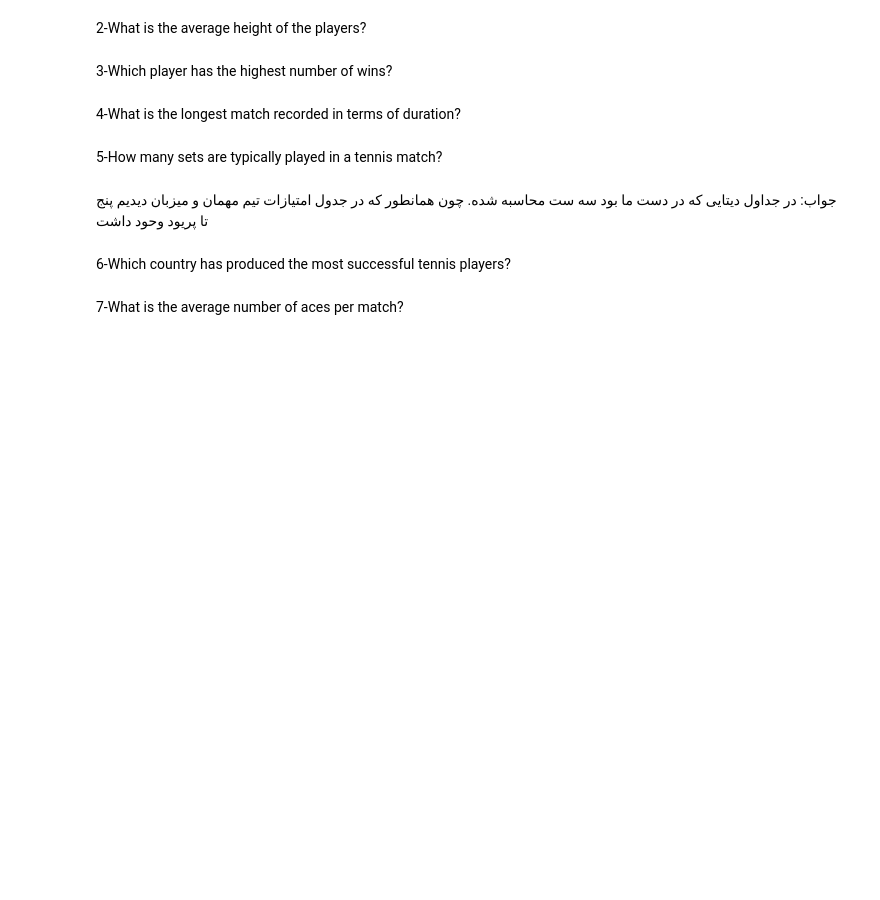
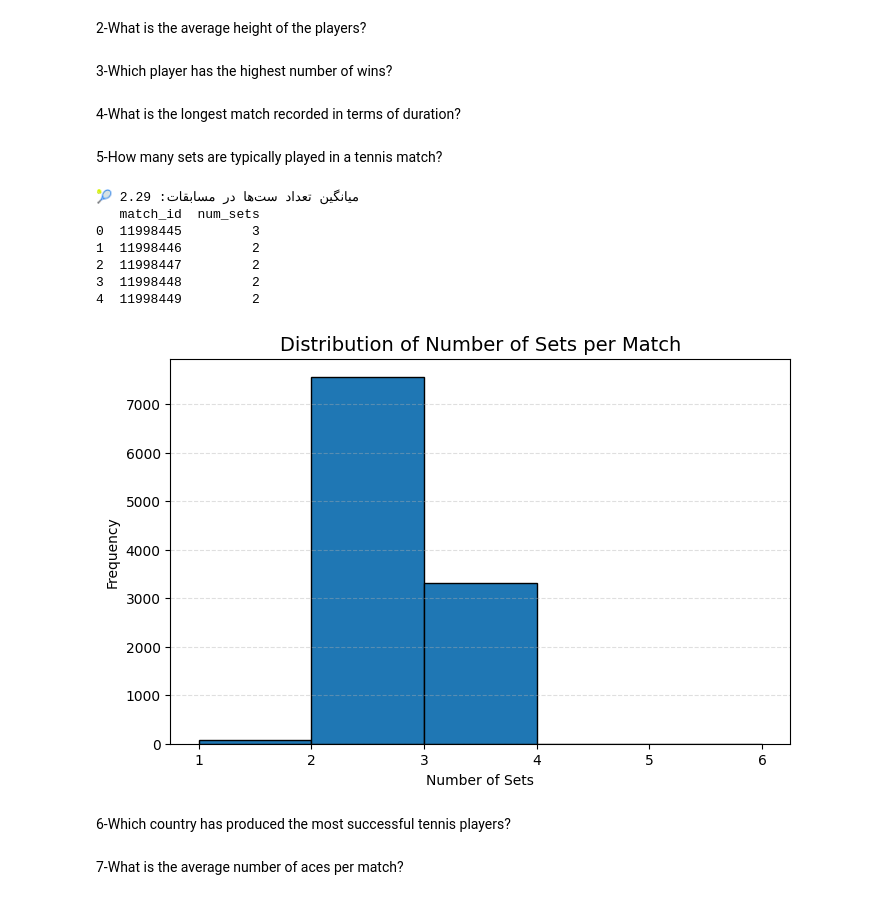
Before and after one commit to MahdieBahrami20/Tennis_project, a Jupyter notebook: notebook/khandan_zamani_firoozbahrami.ipynb, the cells around one changed output. Saved outputs shown, nothing was run; the diff lists cells and outputs as text; code cells hidden in the pictures; blank space fills up the shorter version.

```diff
--- a/notebook/khandan_zamani_firoozbahrami.ipynb
+++ b/notebook/khandan_zamani_firoozbahrami.ipynb
@@ -166,8 +173,55 @@ time_df
 time_df.max()
 # %% [markdown]
 5-How many sets are typically played in a tennis match?
-# %% [markdown]
-جواب: در جداول دیتایی که در دست ما بود سه ست محاسبه شده. چون همانطور که در جدول امتیازات تیم مهمان و میزبان دیدیم پنج تا پریود وحود داشت
+# %%
+import pandas as pd
+import matplotlib.pyplot as plt
+
+# خواندن جدول point_by_point
+path = r"..\data\processed\point_by_point.csv"
+pbp = pd.read_csv(path)
+
+# پاکسازی اولیه
+pbp.columns = pbp.columns.str.strip().str.lower()
+
+# حذف ردیف‌های بدون match_id یا set_id
+pbp = pbp.dropna(subset=["match_id", "set_id"])
+
+# اطمینان از اینکه set_id عددی است
+pbp["set_id"] = pd.to_numeric(pbp["set_id"], errors="coerce")
+pbp = pbp.dropna(subset=["set_id"])
+
+# ---- محاسبه تعداد ست برای هر مسابقه ----
+sets_per_match = (
+    pbp.groupby("match_id")["set_id"]
+    .nunique()
+    .reset_index(name="num_sets")
+)
+
+# میانگین تعداد ست‌ها
+avg_sets = sets_per_match["num_sets"].mean()
+print(f"🎾 میانگین تعداد ست‌ها در مسابقات: {avg_sets:.2f}")
+
+# نمایش چند رکورد برای بررسی
+print(sets_per_match.head())
+
+# ---- نمودار ----
+plt.figure(figsize=(8,5))
+plt.hist(sets_per_match["num_sets"], bins=range(1,7), edgecolor="black")
+plt.title("Distribution of Number of Sets per Match", fontsize=14)
+plt.xlabel("Number of Sets")
+plt.ylabel("Frequency")
+plt.grid(axis='y', linestyle='--', alpha=0.4)
+plt.show()
+# %% [output]
+🎾 میانگین تعداد ست‌ها در مسابقات: 2.29
+   match_id  num_sets
+0  11998445         3
+1  11998446         2
+2  11998447         2
+3  11998448         2
+4  11998449         2
+[figure, added]
 # %% [markdown]
 6-Which country has produced the most successful tennis players?
 # %%
```
Also changed, not shown: parts of 25 cells of this notebook.
